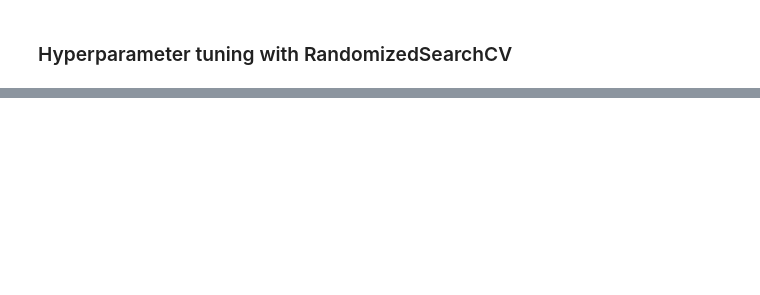
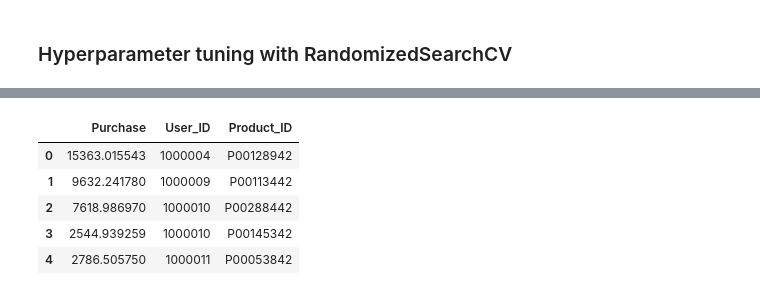
Before and after one commit to Mayank474/Black-Friday, a Jupyter notebook: Black-Friday-Sales-Prediction.ipynb, the cells around one changed output, grey strips where cells are left out. Cells and saved outputs as stored; diff of their text form; code cells hidden in the pictures; blank space fills up the shorter version.

```diff
--- a/Black-Friday-Sales-Prediction.ipynb
+++ b/Black-Friday-Sales-Prediction.ipynb
@@ -349,0 +445,9 @@ show_scores(model)
+# %%
+#  Now filling numeric rows with median
+for label, content in df_test.items():
+    if pd.api.types.is_numeric_dtype(content):
+        if pd.isnull(content).sum():
+            # Adding columns if data is missing
+            df_test[label+"_is_missing"] = pd.isnull(content)
+            # Fill missing values
+            df_test[label] = content.fillna(content.median())
@@ -349,0 +470,14 @@ show_scores(model)
+# %%
+#  Preprocessing our data
+
+from sklearn.preprocessing import OneHotEncoder
+from sklearn.compose import ColumnTransformer
+
+categorical_features = ["Age", "Gender", "City_Category", "Stay_In_Current_City_Years"]
+one_hot = OneHotEncoder()
+transformer = ColumnTransformer([("one_hot",
+                                 one_hot,
+                                 categorical_features)],
+                                remainder = "passthrough")
+transformed_test = transformer.fit_transform(df_test)
+transformed_test
@@ -349,0 +492,2 @@ show_scores(model)
+# %%
+test_preds = loaded_model.predict(transformed_test)
@@ -349,0 +509,15 @@ show_scores(model)
+# %%
+#  Formatting predictions
+
+df_preds = pd.DataFrame()
+df_preds["Purchase"] = test_preds
+df_preds["User_ID"] = test2["User_ID"]
+df_preds["Product_ID"] = test2["Product_ID"]
+df_preds.head()
+# %% [output]
+|  | Purchase | User_ID | Product_ID |
+| 0 | 15363.015543 | 1000004 | P00128942 |
+| 1 | 9632.241780 | 1000009 | P00113442 |
+| 2 | 7618.986970 | 1000010 | P00288442 |
+| 3 | 2544.939259 | 1000010 | P00145342 |
+| 4 | 2786.505750 | 1000011 | P00053842 |
```
Also changed, not shown: parts of 18 cells of this notebook.
